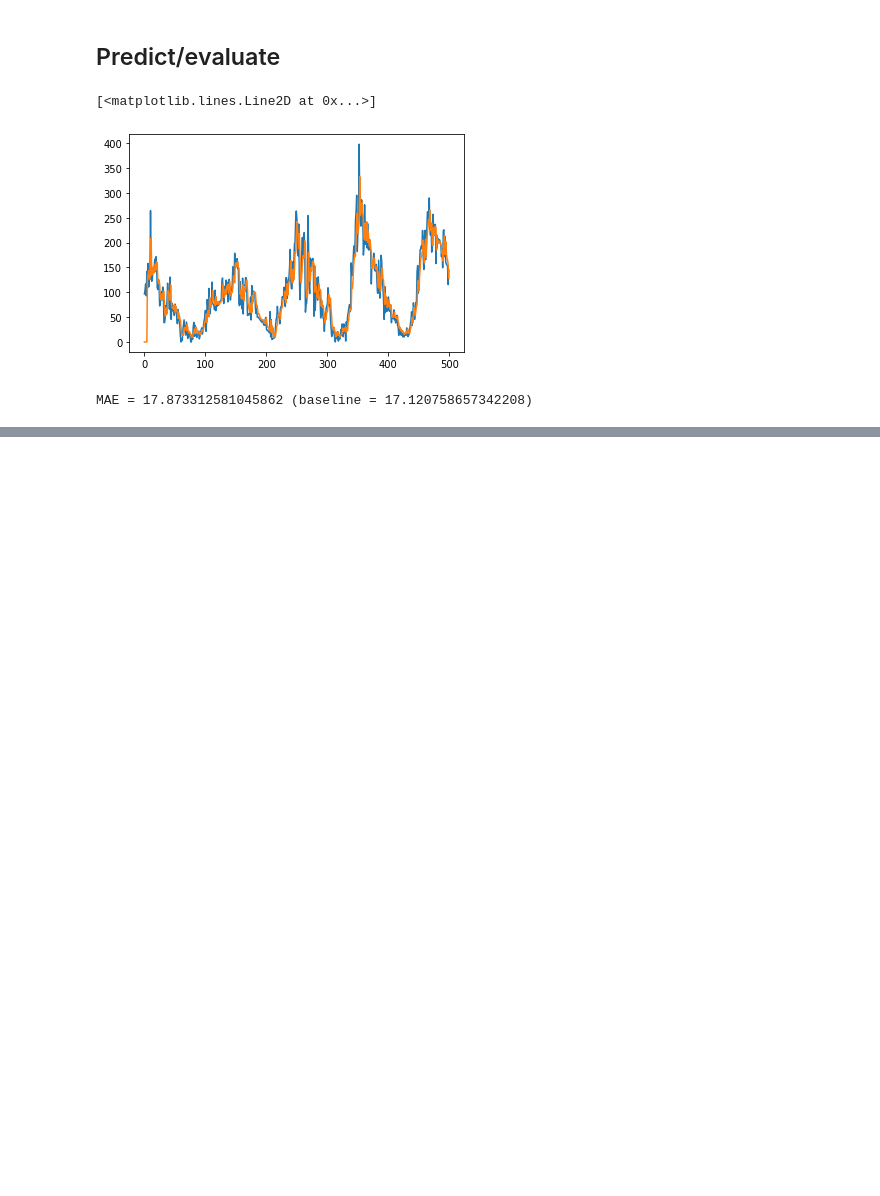
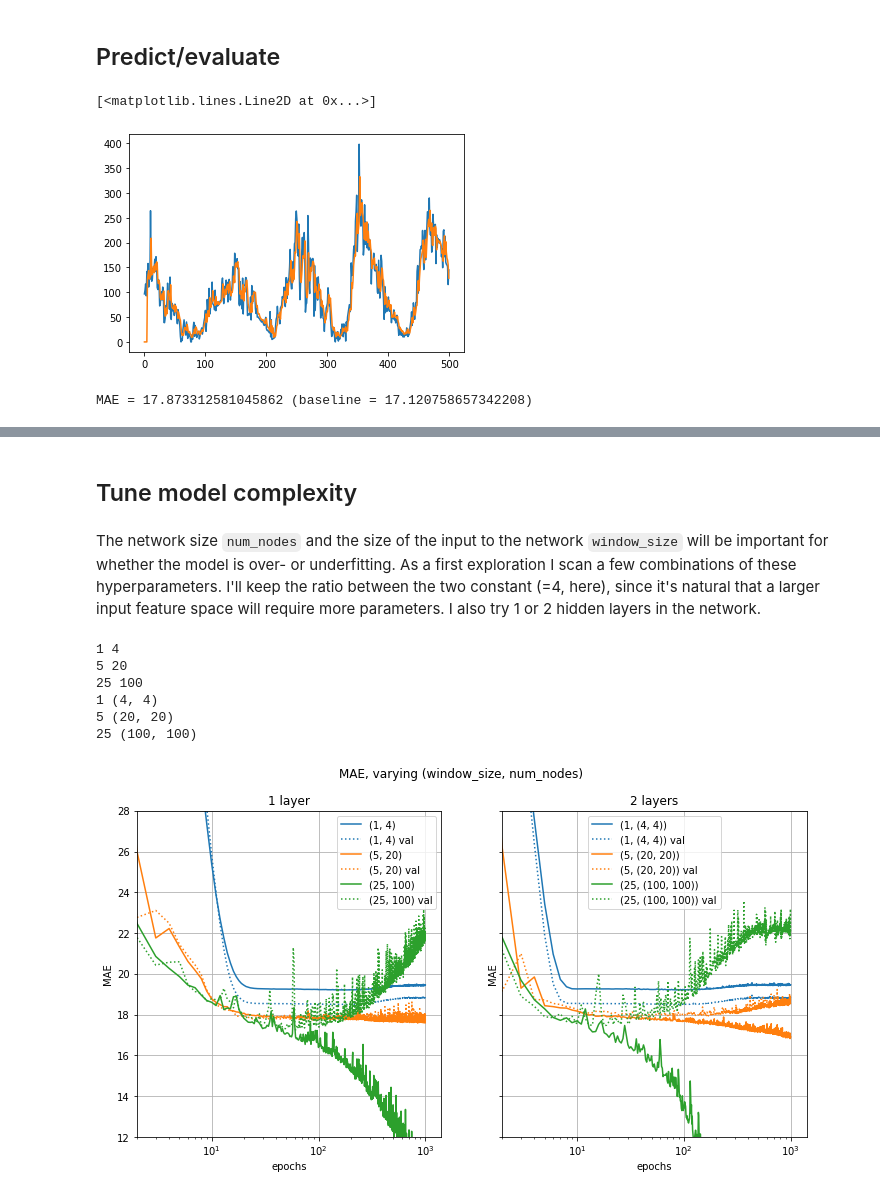
Before and after one commit to vivecalindahl/timeseries-prediction, a Jupyter notebook: rnn-lstm-forecasting.ipynb, the cells around one changed output, grey strips where cells are left out. Saved outputs shown, nothing was run; the diff lists cells and outputs as text; code cells hidden in the pictures; blank space fills up the shorter version.

```diff
--- a/rnn-lstm-forecasting.ipynb
+++ b/rnn-lstm-forecasting.ipynb
@@ -1001,2 +830,0 @@ This does not give a lower validation error, but interestingly it does give sign
-# %%
-num_nodes=(30, 10)
@@ -1041,2 +830,0 @@ The `elu` activation gives the lowest validation error, so I'll use this.
-# %%
-activation='elu'
@@ -1134,0 +861,54 @@ plot_metric(history.history['mae'][100:], marker='')
+# %% [markdown]
+## Tune model complexity
+# %% [markdown]
+The network size `num_nodes` and the size of the input to the network `window_size` will be important for whether the model is over- or underfitting. As a first exploration I scan a few combinations of these hyperparameters. I'll keep the ratio between the two constant (=4, here), since it's natural that a larger input feature space will require more parameters. I also try 1 or 2 hidden layers in  the network.
+# %%
+sizes = [(1, (4)), # (window_size, num_nodes)
+         (5, (20)),
+         (25, (100)),
+         (1, (4, 4)),
+         (5, (20, 20)),
+         (25, (100, 100)),
+        ]
+# %%
+histories_sizes = dict()
+for s in sizes:
+    window_size, num_nodes = s
+    print(window_size, num_nodes)
+    history, _ = compile_and_train(df.sunspots, window_size=window_size, num_nodes=num_nodes, batch_size=200, epochs=1000)
+    histories_sizes[s] = history
+# %% [output]
+1 4
+5 20
+25 100
+1 (4, 4)
+5 (20, 20)
+25 (100, 100)
+# %%
+fig, axes = plt.subplots(1,2, sharey=True, sharex=True, figsize=(12, 6))
+plt.sca(axes[0])
+plt.suptitle("MAE, varying (window_size, num_nodes)");
+
+
+for i, s in enumerate(sizes):
+    # Configure axis
+    window_size, num_nodes = s
+    if isinstance(num_nodes, int) or len(num_nodes)== 1:
+        plt.sca(axes[0])
+        plt.title("1 layer")
+    else:
+        plt.sca(axes[1])
+        plt.title("2 layers")
+
+    v = histories_sizes[s]
+
+    plot_training(v, 'mae', f"{s}", skip=1)
+for ax in axes:
+    plt.sca(ax)
+    plt.grid()
+    plt.xlabel("epochs")
+    plt.ylabel("MAE")
+    plt.xlim(2, max(plt.xlim()))
+    plt.ylim(12, 28)
+# %% [output]
+[figure, added]
```
Also changed, not shown: parts of 115 cells of this notebook.
